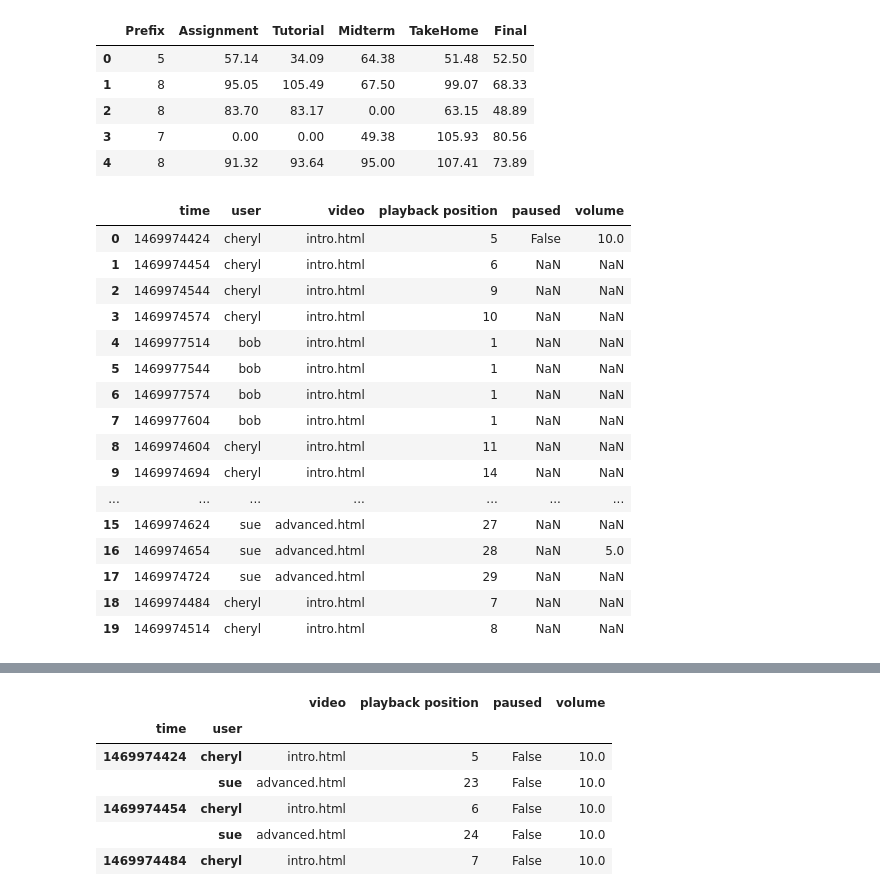
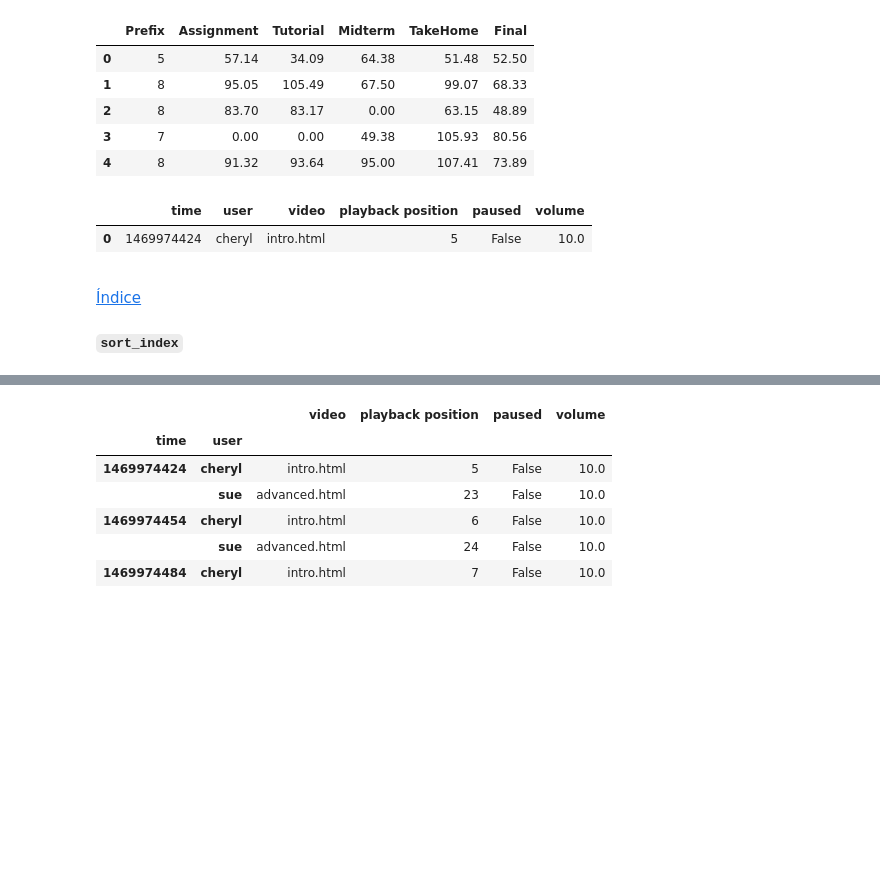
Before and after one commit to SantiGonzalezz/Applied-Data-Science-with-Python, a Jupyter notebook: 1. Introduction to Data Science in Python/Week 2/Pandas.ipynb, the cells around one changed output, grey strips where cells are left out. Cells and saved outputs as stored; diff of their text form; code cells hidden in the pictures; blank space fills up the shorter version.

```diff
--- a/1. Introduction to Data Science in Python/Week 2/Pandas.ipynb
+++ b/1. Introduction to Data Science in Python/Week 2/Pandas.ipynb
@@ -371,25 +522,16 @@ df.head()
 | 4 | 8 | 91.32 | 93.64 | 95.00 | 107.41 | 73.89 |
 # %%
 df = pd.read_csv('datasets/log.csv')
-df.head(20)
+df.head(1)
 # %% [output]
 |  | time | user | video | playback position | paused | volume |
 | 0 | 1469974424 | cheryl | intro.html | 5 | False | 10.0 |
-| 1 | 1469974454 | cheryl | intro.html | 6 | NaN | NaN |
-| 2 | 1469974544 | cheryl | intro.html | 9 | NaN | NaN |
-| 3 | 1469974574 | cheryl | intro.html | 10 | NaN | NaN |
-| 4 | 1469977514 | bob | intro.html | 1 | NaN | NaN |
-| 5 | 1469977544 | bob | intro.html | 1 | NaN | NaN |
-| 6 | 1469977574 | bob | intro.html | 1 | NaN | NaN |
-| 7 | 1469977604 | bob | intro.html | 1 | NaN | NaN |
-| 8 | 1469974604 | cheryl | intro.html | 11 | NaN | NaN |
-| 9 | 1469974694 | cheryl | intro.html | 14 | NaN | NaN |
-| ... | ... | ... | ... | ... | ... | ... |
-| 15 | 1469974624 | sue | advanced.html | 27 | NaN | NaN |
-| 16 | 1469974654 | sue | advanced.html | 28 | NaN | 5.0 |
-| 17 | 1469974724 | sue | advanced.html | 29 | NaN | NaN |
-| 18 | 1469974484 | cheryl | intro.html | 7 | NaN | NaN |
-| 19 | 1469974514 | cheryl | intro.html | 8 | NaN | NaN |
+# %% [markdown]
+<a id='c_sort_index'></a>
+
+[Índice](#index)
+
+##### `sort_index`
 # %%
 df = df.set_index('time')
 df = df.sort_index()
```
Also changed, not shown: parts of 33 cells of this notebook.
